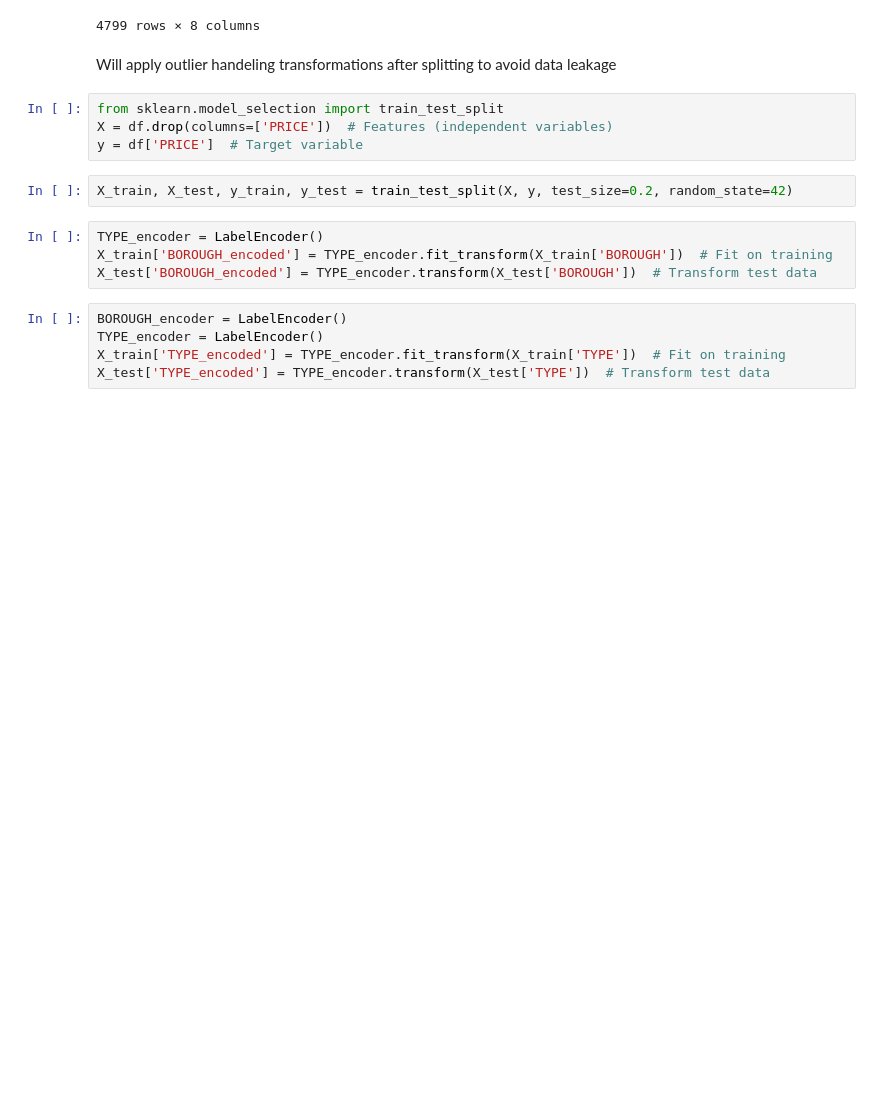
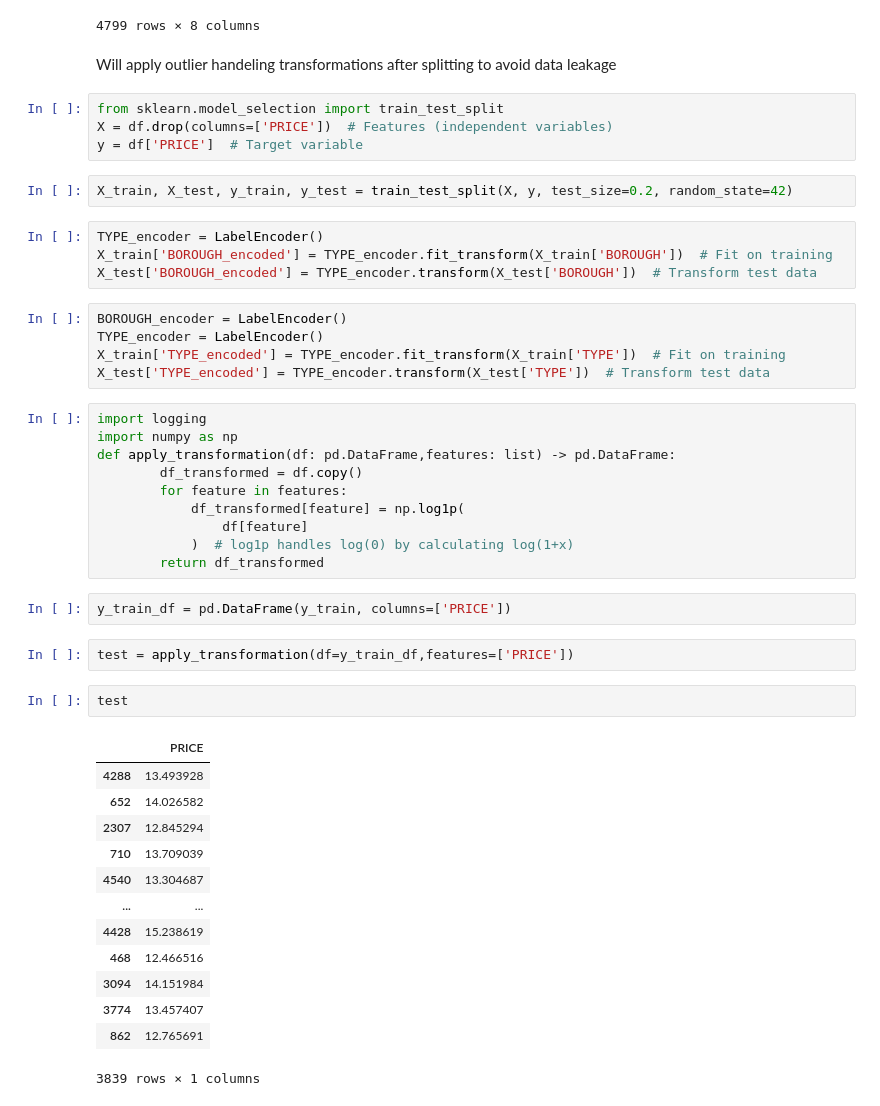
Before and after one commit to amanpreet60/Market_ml_system, a Jupyter notebook: index.ipynb, the cells around one changed output. Cells and saved outputs as stored; diff of their text form; blank space fills up the shorter version.

```diff
--- a/index.ipynb
+++ b/index.ipynb
@@ -208,3 +206,33 @@ BOROUGH_encoder = LabelEncoder()
 TYPE_encoder = LabelEncoder()
 X_train['TYPE_encoded'] = TYPE_encoder.fit_transform(X_train['TYPE'])  # Fit on training
 X_test['TYPE_encoded'] = TYPE_encoder.transform(X_test['TYPE'])  # Transform test data
+# %%
+import logging
+import numpy as np
+def apply_transformation(df: pd.DataFrame,features: list) -> pd.DataFrame:
+        df_transformed = df.copy()
+        for feature in features:
+            df_transformed[feature] = np.log1p(
+                df[feature]
+            )  # log1p handles log(0) by calculating log(1+x)
+        return df_transformed
+# %%
+y_train_df = pd.DataFrame(y_train, columns=['PRICE'])
+# %%
+test = apply_transformation(df=y_train_df,features=['PRICE'])
+# %%
+test
+# %% [output]
+|  | PRICE |
+| 4288 | 13.493928 |
+| 652 | 14.026582 |
+| 2307 | 12.845294 |
+| 710 | 13.709039 |
+| 4540 | 13.304687 |
+| ... | ... |
+| 4428 | 15.238619 |
+| 468 | 12.466516 |
+| 3094 | 14.151984 |
+| 3774 | 13.457407 |
+| 862 | 12.765691 |
+3839 rows × 1 columns
```
Also changed, not shown: parts of 5 cells of this notebook, 4 other files.
